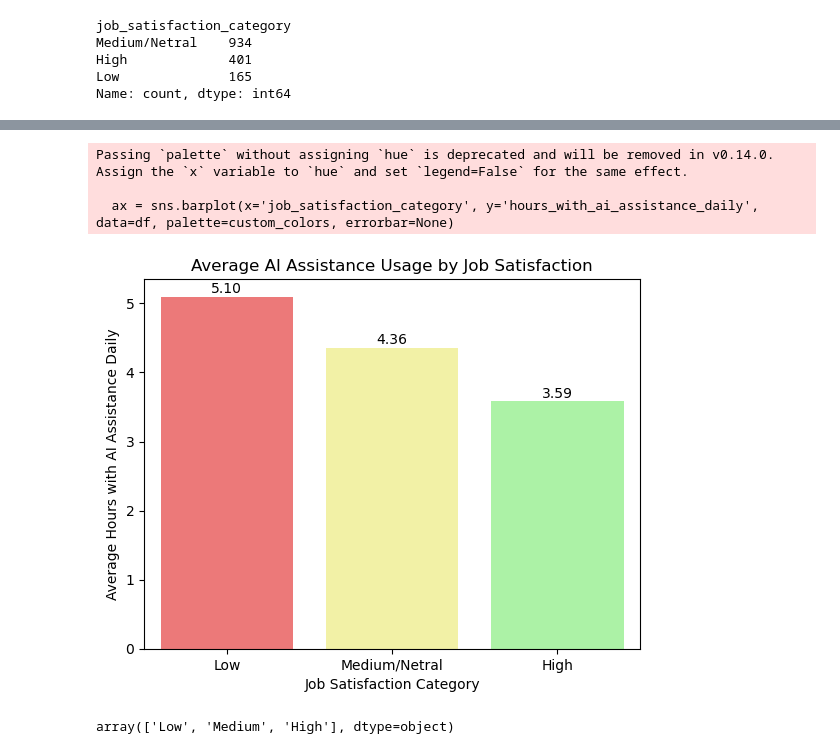
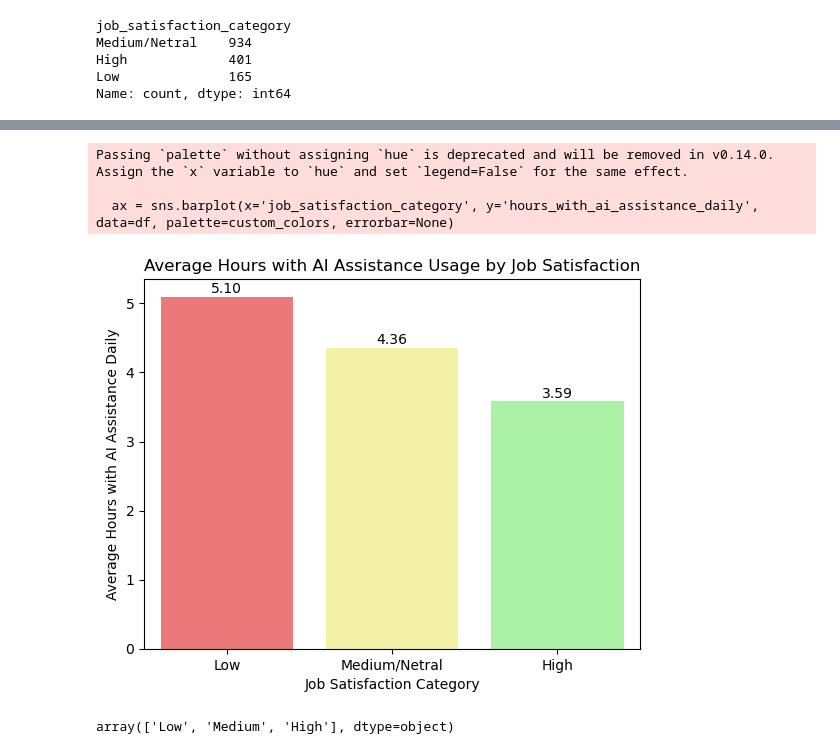
Before and after one commit to noctican/10-MuhammadArsyadSetiawan-CandraAndikaPutra, a Jupyter notebook: FindDataset.ipynb, the cells around one changed output, grey strips where cells are left out. Saved outputs shown, nothing was run; the diff lists cells and outputs as text; code cells hidden in the pictures.

```diff
--- a/FindDataset.ipynb
+++ b/FindDataset.ipynb
@@ -199,25 +231,25 @@ df.groupby(['ai_adoption_stage', 'job_satisfaction_category']).agg(count=('job_s
 # %%
 custom_colors = ["#ff6666", "#fffd99", "#a2ff99"]
 ax = sns.barplot(x='job_satisfaction_category', y='hours_with_ai_assistance_daily', data=df, palette=custom_colors, errorbar=None)
 # menampilkan nilai mean di atas bar
 for p in ax.patches:
     mean_value = p.get_height()
     ax.text(
         p.get_x() + p.get_width()/2,
         mean_value + 0.05,
         f"{mean_value:.2f}",
         ha='center'
     )
 
 plt.ylabel("Average Hours with AI Assistance Daily")
 plt.xlabel("Job Satisfaction Category")
-plt.title("Average AI Assistance Usage by Job Satisfaction")
+plt.title("Average Hours with AI Assistance Usage by Job Satisfaction")
 plt.show()
 # %% [output]
 Passing `palette` without assigning `hue` is deprecated and will be removed in v0.14.0. Assign the `x` variable to `hue` and set `legend=False` for the same effect.
 
   ax = sns.barplot(x='job_satisfaction_category', y='hours_with_ai_assistance_daily', data=df, palette=custom_colors, errorbar=None)
-[figure, old version]
+[figure, new version]
 # %%
 df['fear_of_ai_replacement'].unique()
 # %% [output]
```
Also changed, not shown: parts of 14 cells of this notebook.
